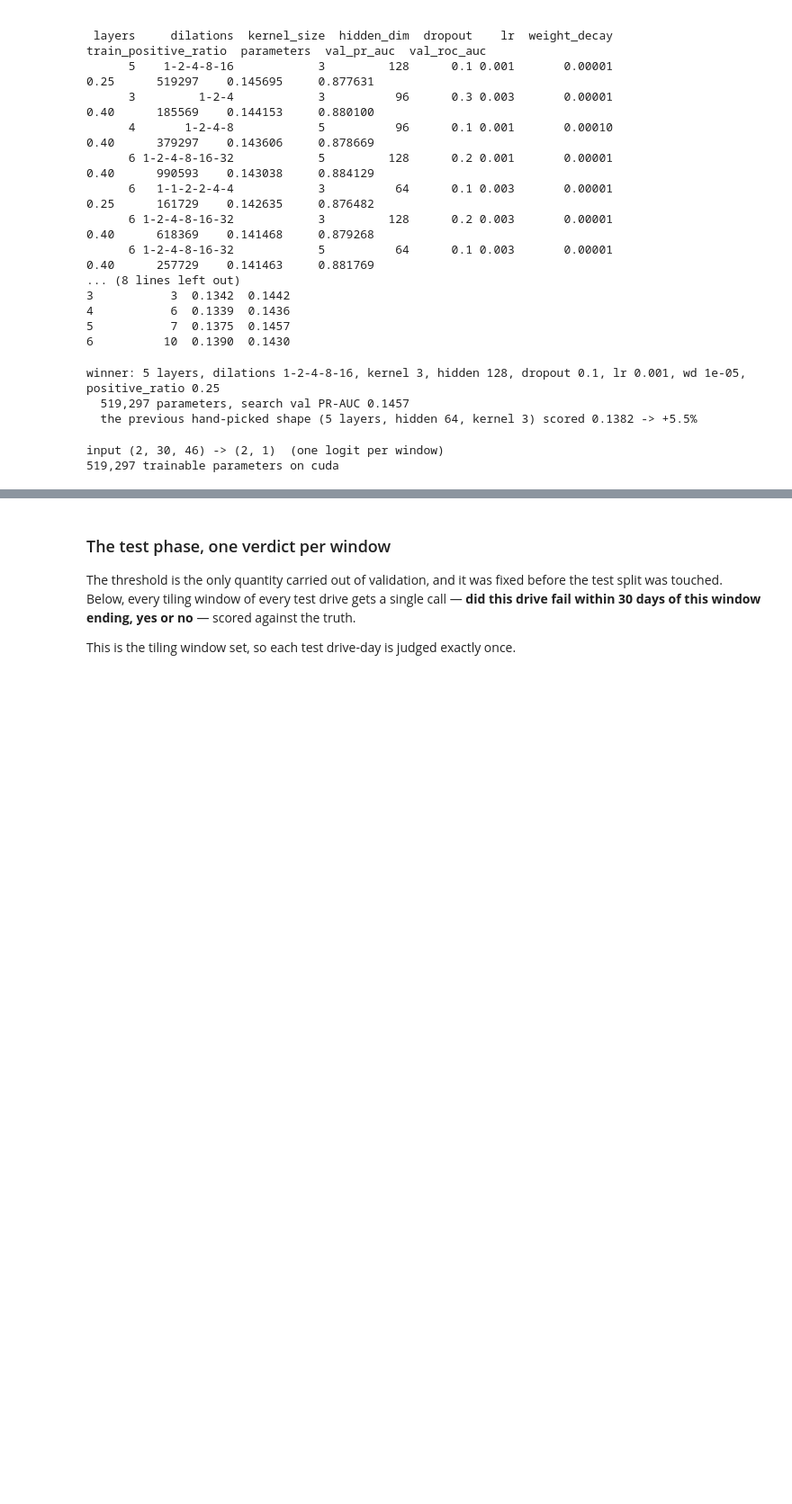
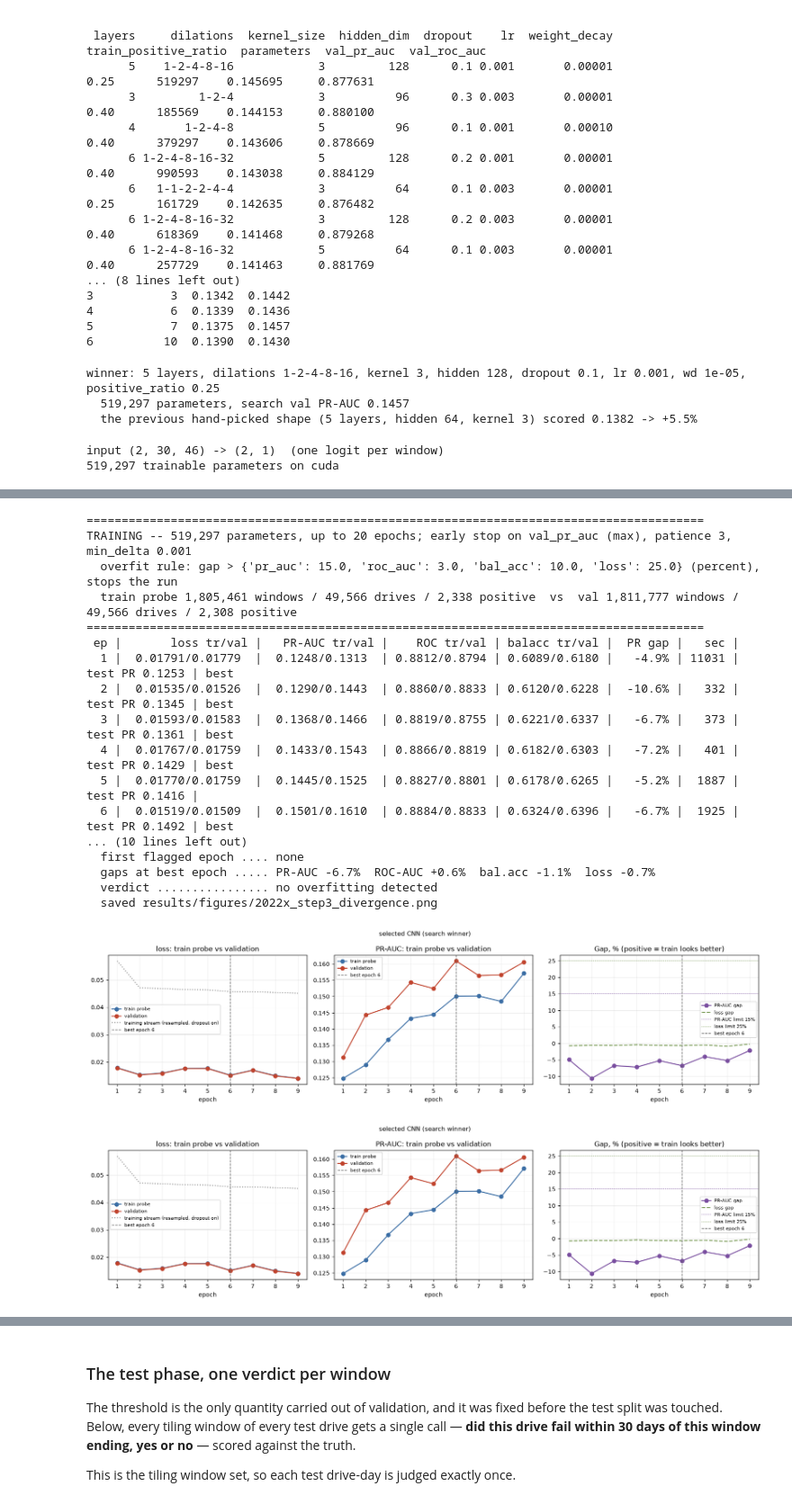
Before and after one commit to DolevAtik/xgboost, a Jupyter notebook: Dataset_backblaze_Analysis_2022_XGBoost.ipynb, the cells around one changed output, grey strips where cells are left out. Shown at 90% size. Cells and saved outputs as stored; diff of their text form; code cells hidden in the pictures; blank space fills up the shorter version.

```diff
--- a/Dataset_backblaze_Analysis_2022_XGBoost.ipynb
+++ b/Dataset_backblaze_Analysis_2022_XGBoost.ipynb
@@ -522,0 +569,44 @@ Best validation PR-AUC 0.1534 at epoch 6
+# %%
+# test_ds is watch-only: scored each epoch for the train-vs-test chart below, never
+# read by early stopping, the best-epoch choice or the threshold.
+run = ox.train_with_diagnostics(model, bundle.datasets["train"], val_monitor, train_probe,
+                                tcfg, device, early_stopping=ox.EarlyStopping(**ES),
+                                rule=RULE, test_ds=test_monitor)
+model, history = run.model, run.history_dict
+best_val = float(run.history.set_index("epoch").loc[run.best_epoch, "val_pr_auc"])
+
+d = run.diagnostics
+print(f"\nOVERFITTING DIAGNOSTICS")
+print(f"  best epoch ............. {d['best_epoch']} (val PR-AUC {best_val:.4f}), "
+      f"weights restored")
+print(f"  stopped ................ epoch {d['stopped_epoch']} -- {d['stop_reason']}")
+print(f"  divergence begins ...... "
+      f"{d['divergence_epoch'] or 'not observed'}"
+      f"{' (' + d['divergence_metric'] + ')' if d['divergence_metric'] else ''}")
+print(f"  first flagged epoch .... {d['first_flagged_epoch'] or 'none'}")
+print(f"  gaps at best epoch ..... PR-AUC {d['pr_auc_gap_pct_at_best']:+.1f}%  "
+      f"ROC-AUC {d['roc_auc_gap_pct_at_best']:+.1f}%  "
+      f"bal.acc {d['bal_acc_gap_pct_at_best']:+.1f}%  loss {d['loss_gap_pct_at_best']:+.1f}%")
+print(f"  verdict ................ {d['status']}")
+ox.plot_divergence(run.history, d, RULE, title="selected CNN (search winner)",
+                   save_path=f"{FIG_DIR}/2022x_step3_divergence.png")
+# %% [output]
+========================================================================================
+TRAINING -- 519,297 parameters, up to 20 epochs; early stop on val_pr_auc (max), patience 3, min_delta 0.001
+  overfit rule: gap > {'pr_auc': 15.0, 'roc_auc': 3.0, 'bal_acc': 10.0, 'loss': 25.0} (percent), stops the run
+  train probe 1,805,461 windows / 49,566 drives / 2,338 positive  vs  val 1,811,777 windows / 49,566 drives / 2,308 positive
+========================================================================================
+ ep |       loss tr/val |   PR-AUC tr/val |    ROC tr/val | balacc tr/val |  PR gap |   sec |
+  1 |  0.01791/0.01779  |  0.1248/0.1313  | 0.8812/0.8794 | 0.6089/0.6180 |   -4.9% | 11031 | test PR 0.1253 | best
+  2 |  0.01535/0.01526  |  0.1290/0.1443  | 0.8860/0.8833 | 0.6120/0.6228 |  -10.6% |   332 | test PR 0.1345 | best
+  3 |  0.01593/0.01583  |  0.1368/0.1466  | 0.8819/0.8755 | 0.6221/0.6337 |   -6.7% |   373 | test PR 0.1361 | best
+  4 |  0.01767/0.01759  |  0.1433/0.1543  | 0.8866/0.8819 | 0.6182/0.6303 |   -7.2% |   401 | test PR 0.1429 | best
+  5 |  0.01770/0.01759  |  0.1445/0.1525  | 0.8827/0.8801 | 0.6178/0.6265 |   -5.2% |  1887 | test PR 0.1416 |
+  6 |  0.01519/0.01509  |  0.1501/0.1610  | 0.8884/0.8833 | 0.6324/0.6396 |   -6.7% |  1925 | test PR 0.1492 | best
+... (10 lines left out)
+  first flagged epoch .... none
+  gaps at best epoch ..... PR-AUC -6.7%  ROC-AUC +0.6%  bal.acc -1.1%  loss -0.7%
+  verdict ................ no overfitting detected
+  saved results/figures/2022x_step3_divergence.png
+[figure, added]
+[figure, added]
```
Also changed, not shown: parts of 38 cells of this notebook, 49 other files.
